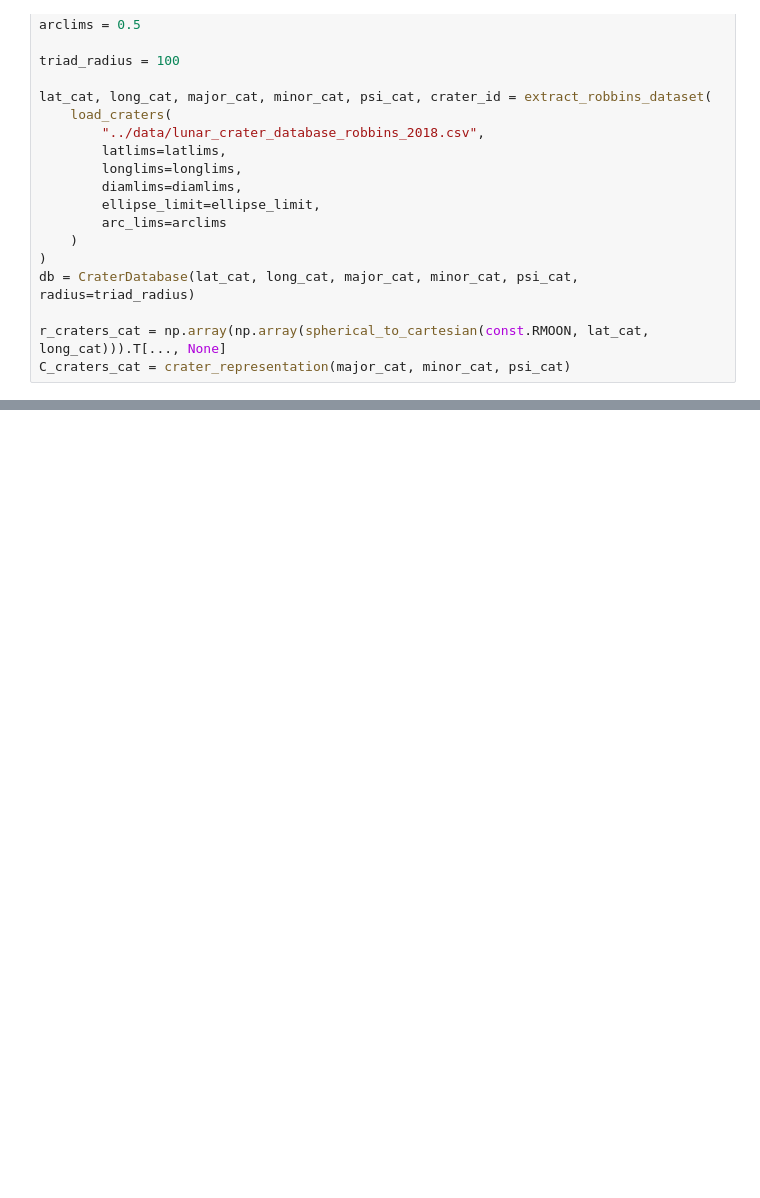
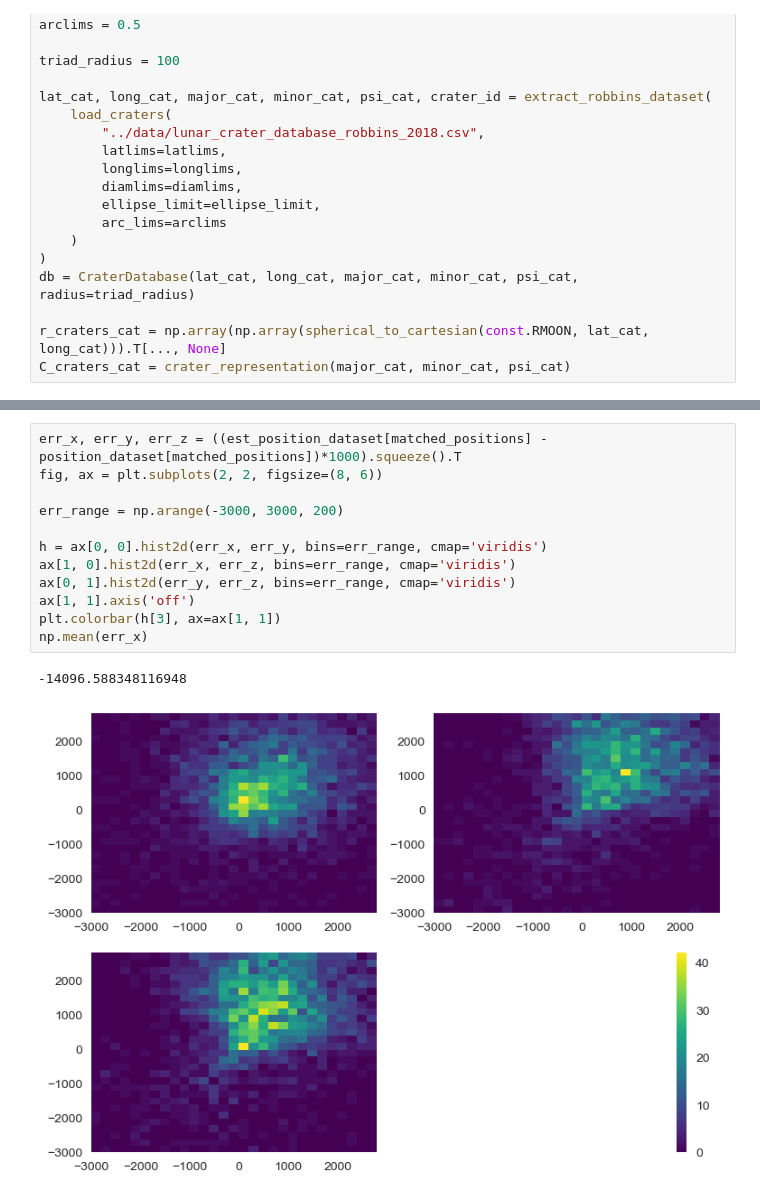
Before and after one commit to wdoppenberg/crater-detection, a Jupyter notebook: notebooks/crater_matching.ipynb, the cells around one changed output, grey strips where cells are left out. Cells and saved outputs as stored; diff of their text form; blank space fills up the shorter version.

```diff
--- a/notebooks/crater_matching.ipynb
+++ b/notebooks/crater_matching.ipynb
@@ -417,0 +408,15 @@ db.query_position(A_craters_noisy, cam.T, cam.K(), sigma_pix=0.5, batch_size=500
+# %%
+err_x, err_y, err_z = ((est_position_dataset[matched_positions] - position_dataset[matched_positions])*1000).squeeze().T
+fig, ax = plt.subplots(2, 2, figsize=(8, 6))
+
+err_range = np.arange(-3000, 3000, 200)
+
+h = ax[0, 0].hist2d(err_x, err_y, bins=err_range, cmap='viridis')
+ax[1, 0].hist2d(err_x, err_z, bins=err_range, cmap='viridis')
+ax[0, 1].hist2d(err_y, err_z, bins=err_range, cmap='viridis')
+ax[1, 1].axis('off')
+plt.colorbar(h[3], ax=ax[1, 1])
+np.mean(err_x)
+# %% [output]
+-14096.588348116948
+[figure, added]
```
Also changed, not shown: parts of 12 cells of this notebook, 1 other file.
